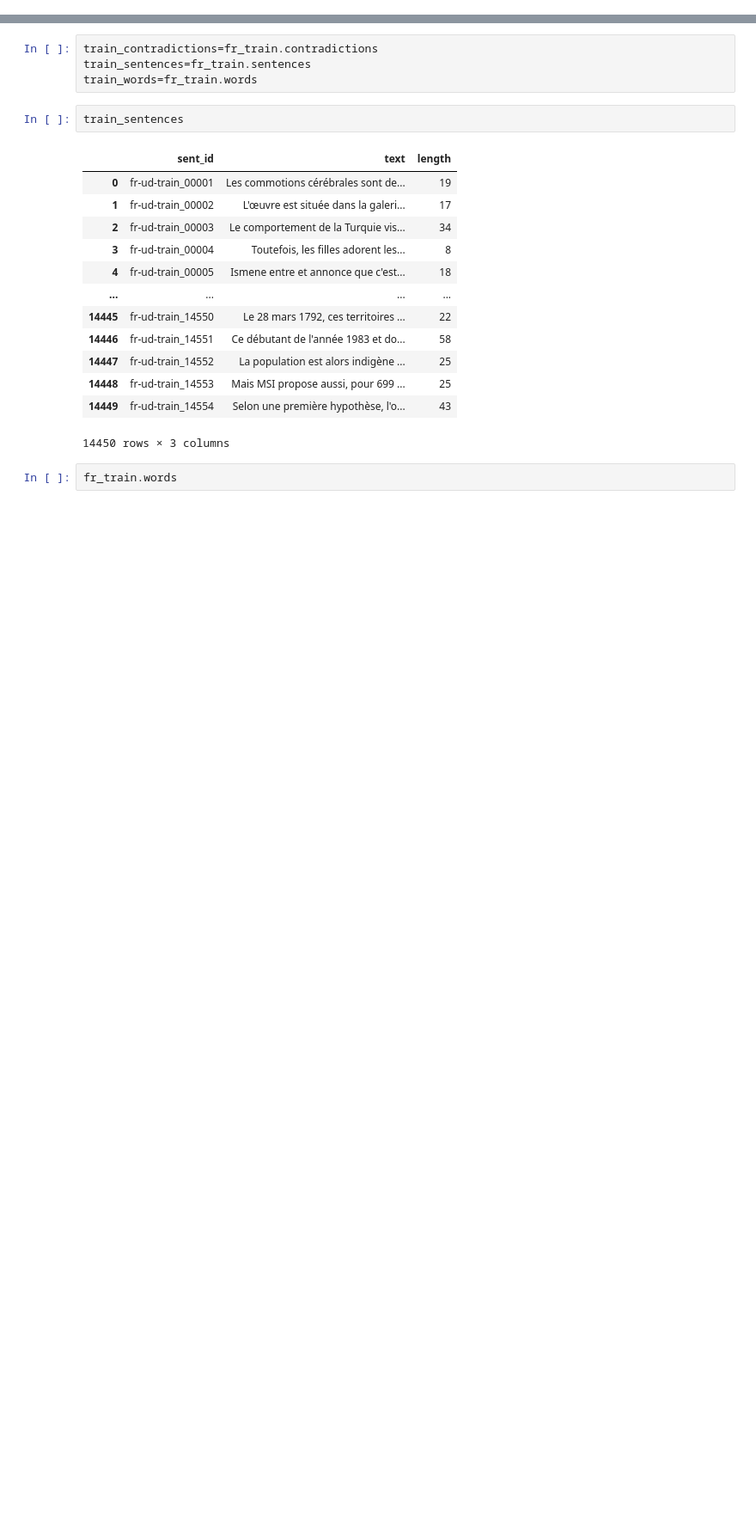
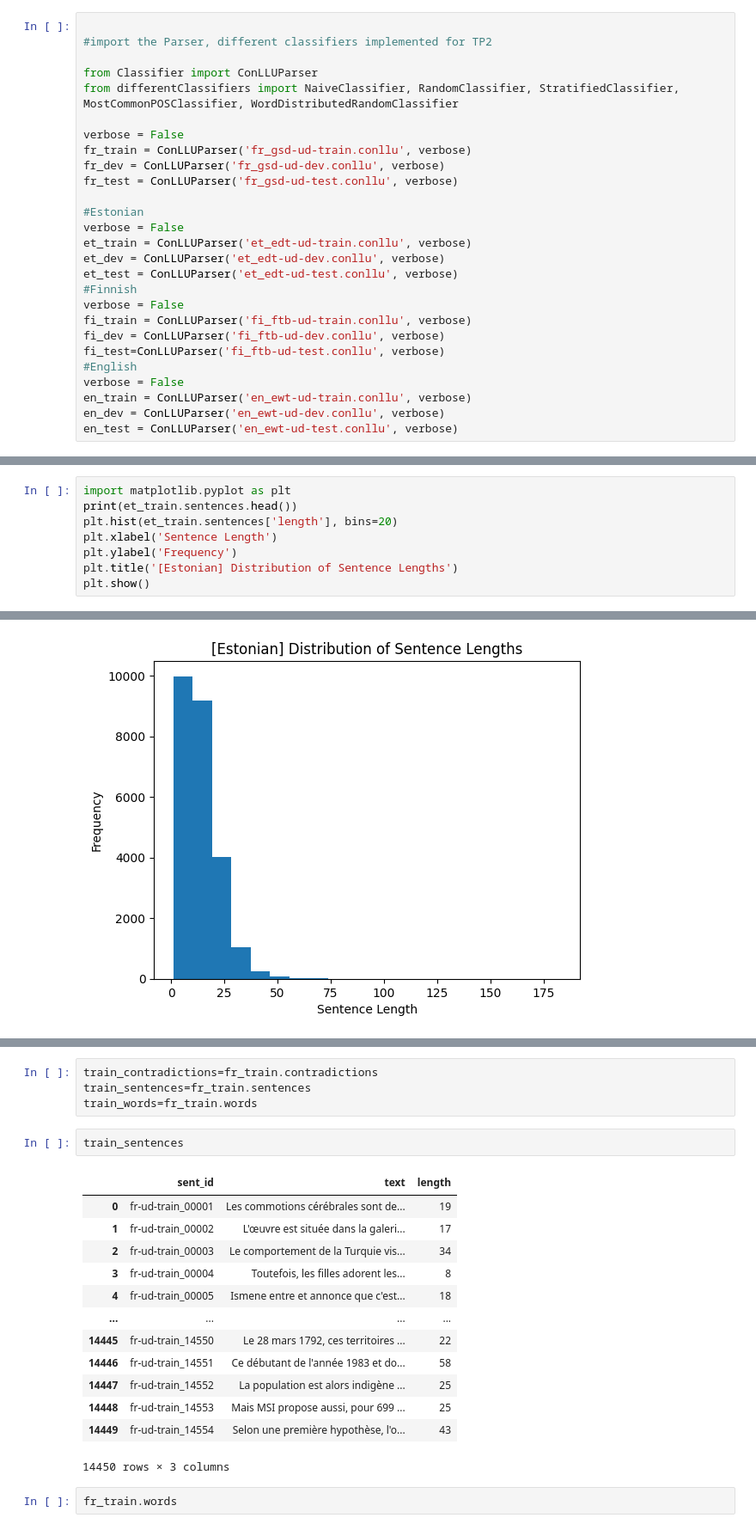
Before and after one commit to tms-gvd/NLP_lab, a Jupyter notebook: YASSER_TP2.ipynb, the cells around one changed output, grey strips where cells are left out. Shown: that part at 86% size. Saved outputs shown, nothing was run; the diff lists cells and outputs as text; blank space fills up the shorter version.

```diff
--- a/YASSER_TP2.ipynb
+++ b/YASSER_TP2.ipynb
@@ -6,2 +1,29 @@ from differentClassifiers import NaiveClassifier, RandomClassifier, StratifiedCl
+# %%
+
+#import the Parser, different classifiers implemented for TP2
+
+from Classifier import ConLLUParser
+from differentClassifiers import NaiveClassifier, RandomClassifier, StratifiedClassifier, MostCommonPOSClassifier, WordDistributedRandomClassifier
+
+verbose = False
+fr_train = ConLLUParser('fr_gsd-ud-train.conllu', verbose)
+fr_dev = ConLLUParser('fr_gsd-ud-dev.conllu', verbose)
+fr_test = ConLLUParser('fr_gsd-ud-test.conllu', verbose)
+
+#Estonian
+verbose = False
+et_train = ConLLUParser('et_edt-ud-train.conllu', verbose)
+et_dev = ConLLUParser('et_edt-ud-dev.conllu', verbose)
+et_test = ConLLUParser('et_edt-ud-test.conllu', verbose)
+#Finnish
+verbose = False
+fi_train = ConLLUParser('fi_ftb-ud-train.conllu', verbose)
+fi_dev = ConLLUParser('fi_ftb-ud-dev.conllu', verbose)
+fi_test=ConLLUParser('fi_ftb-ud-test.conllu', verbose)
+#English
+verbose = False
+en_train = ConLLUParser('en_ewt-ud-train.conllu', verbose)
+en_dev = ConLLUParser('en_ewt-ud-dev.conllu', verbose)
+en_test = ConLLUParser('en_ewt-ud-test.conllu', verbose)
 # %%
 import matplotlib.pyplot as plt
@@ -33,0 +51,9 @@ plt.show()
+# %%
+import matplotlib.pyplot as plt
+print(et_train.sentences.head())
+plt.hist(et_train.sentences['length'], bins=20)
+plt.xlabel('Sentence Length')
+plt.ylabel('Frequency')
+plt.title('[Estonian] Distribution of Sentence Lengths')
+plt.show()
+# %% [output]
@@ -33,0 +66 @@ plt.show()
+[figure, added]
```
Also changed, not shown: parts of 28 cells of this notebook, 11 other files.
